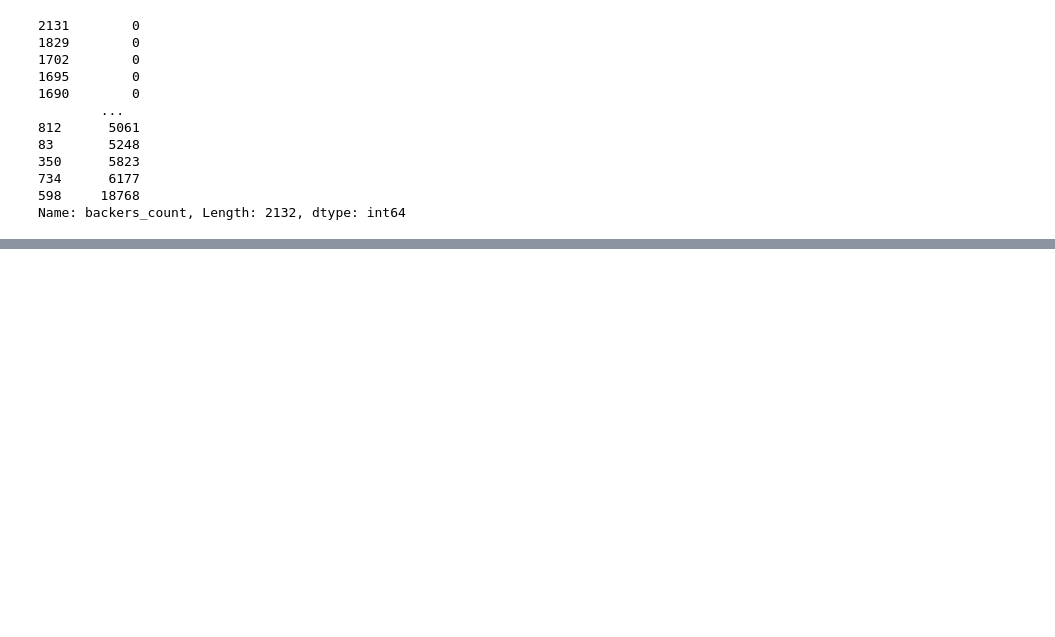
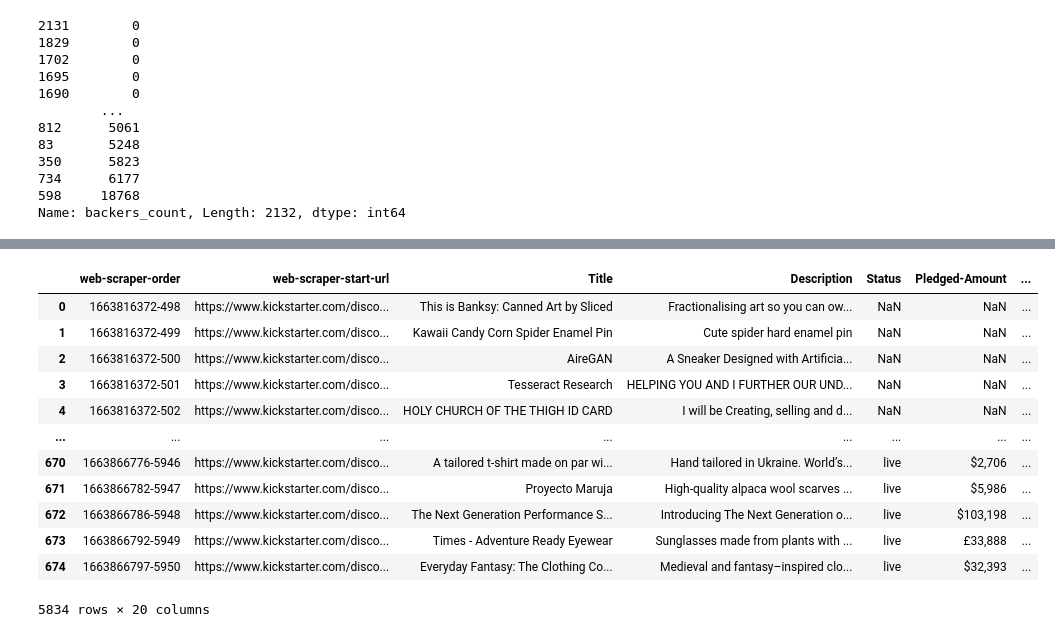
Before and after one commit to bandytan/Kickstarter-Campaign-Success-Predictor, a Jupyter notebook: EDA.ipynb, the cells around one changed output, grey strips where cells are left out. Drawn from its saved outputs; the diff is of its cells as text; code cells hidden in the pictures; blank space fills up the shorter version.

Commit message:
add more data
dont add data to tracked

```diff
--- a/EDA.ipynb
+++ b/EDA.ipynb
@@ -46,0 +78,8 @@ Name: backers_count, Length: 2132, dtype: int64
+# %%
+base = "/Users/ivankoh/Downloads/kickstarter data wy/"
+filepaths = [base + f for f in os.listdir(base) if f.endswith('.xlsx')]
+df = pd.concat(map(pd.read_excel, filepaths))
+#df_1 = df.drop_duplicates(subset=['id'])
+#df_1['main_url'] = df_1['urls'].apply(lambda x: eval(x)['web']['project'])
+print(len(df))
+#print(len(df_1))
@@ -46,0 +104,16 @@ Name: backers_count, Length: 2132, dtype: int64
+# %%
+df
+# %% [output]
+|  | web-scraper-order | web-scraper-start-url | Title | Description | Status | Pledged-Amount | ... |
+| 0 | 1663816372-498 | https://www.kickstarter.com/disco... | This is Banksy: Canned Art by Sliced | Fractionalising art so you can ow... | NaN | NaN | ... |
+| 1 | 1663816372-499 | https://www.kickstarter.com/disco... | Kawaii Candy Corn Spider Enamel Pin | Cute spider hard enamel pin | NaN | NaN | ... |
+| 2 | 1663816372-500 | https://www.kickstarter.com/disco... | AireGAN | A Sneaker Designed with Artificia... | NaN | NaN | ... |
+| 3 | 1663816372-501 | https://www.kickstarter.com/disco... | Tesseract Research | HELPING YOU AND I FURTHER OUR UND... | NaN | NaN | ... |
+| 4 | 1663816372-502 | https://www.kickstarter.com/disco... | HOLY CHURCH OF THE THIGH ID CARD | I will be Creating, selling and d... | NaN | NaN | ... |
+| ... | ... | ... | ... | ... | ... | ... | ... |
+| 670 | 1663866776-5946 | https://www.kickstarter.com/disco... | A tailored t-shirt made on par wi... | Hand tailored in Ukraine. World’s... | live | $2,706 | ... |
+| 671 | 1663866782-5947 | https://www.kickstarter.com/disco... | Proyecto Maruja | High-quality alpaca wool scarves ... | live | $5,986 | ... |
+| 672 | 1663866786-5948 | https://www.kickstarter.com/disco... | The Next Generation Performance S... | Introducing The Next Generation o... | live | $103,198 | ... |
+| 673 | 1663866792-5949 | https://www.kickstarter.com/disco... | Times - Adventure Ready Eyewear | Sunglasses made from plants with ... | live | £33,888 | ... |
+| 674 | 1663866797-5950 | https://www.kickstarter.com/disco... | Everyday Fantasy: The Clothing Co... | Medieval and fantasy–inspired clo... | live | $32,393 | ... |
+5834 rows × 20 columns
```
Also changed, not shown: parts of 4 cells of this notebook, 20 other files.
